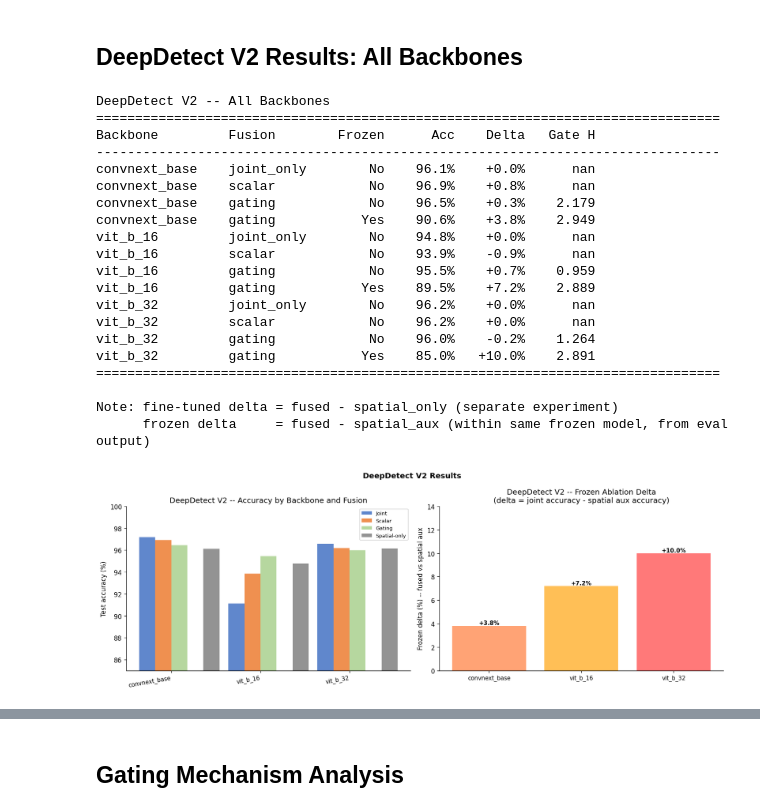
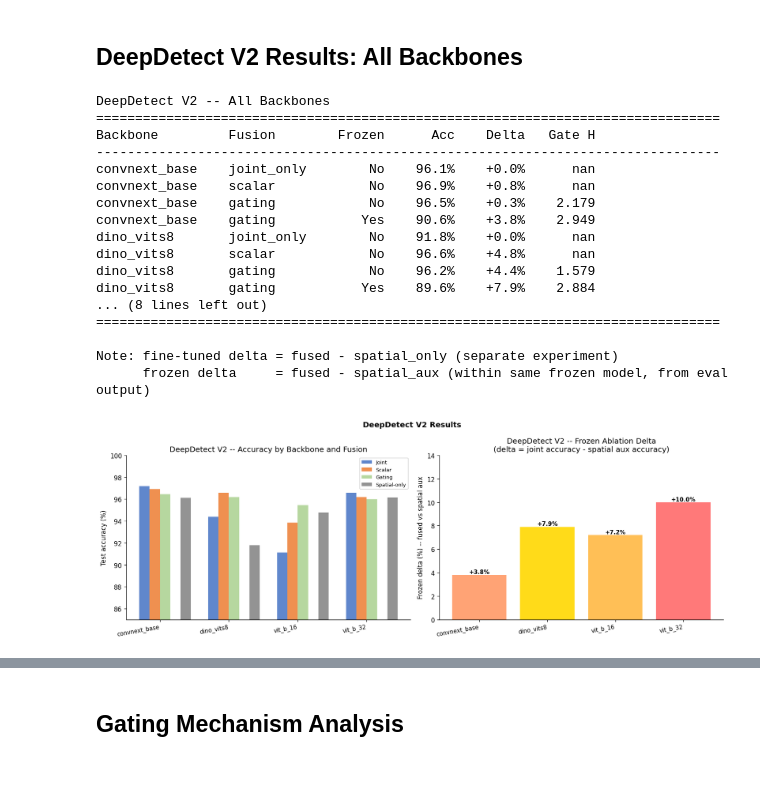
Before and after one commit to kabatyy/asfr, a Jupyter notebook: asfr_project_report.ipynb, the cells around one changed output, grey strips where cells are left out. Cells and saved outputs as stored; diff of their text form; code cells hidden in the pictures; blank space fills up the shorter version.

```diff
--- a/asfr_project_report.ipynb
+++ b/asfr_project_report.ipynb
@@ -134,8 +113,7 @@ plt.rcParams['font.family'] = 'sans-serif'
 plt.rcParams['axes.spines.top'] = False
 plt.rcParams['axes.spines.right'] = False
 
-# ── Load results ──────────────────────────────────────────────────────────────
-df = pd.read_csv("./results/results.csv")
+df = pd.read_csv("./experiments/results/results.csv")
 df['frozen'] = df['frozen'].astype(bool)
 df['accuracy_pct'] = df['accuracy'] * 100
 df['f1_pct'] = df['f1'] * 100
@@ -409,17 +388,18 @@ skin regions. This motivated the frequency branch investigation and the V2 pipel
 # %% [markdown]
 ## DeepDetect V2 Results: All Backbones
 # %%
-# DeepDetect V2 results for all three backbones
+# DeepDetect V2 results for all backbones
 # Fine-tuned delta: fused vs spatial_only (CSV)
 # Frozen delta: from evaluation output (fused - spatial_aux within same frozen model)
 
 frozen_deltas_dd_v2 = {
     'convnext_base': 3.8,
+    'dino_vits8':    7.9,
     'vit_b_16':      7.2,
     'vit_b_32':      10.0,
 }
 
-v2_backbones = ['convnext_base', 'vit_b_16', 'vit_b_32']
+v2_backbones = ['convnext_base', 'dino_vits8', 'vit_b_16', 'vit_b_32']
 v2_rows = []
 
 for bb in v2_backbones:
@@ -484,14 +464,11 @@ convnext_base    joint_only        No    96.1%    +0.0%      nan
 convnext_base    scalar            No    96.9%    +0.8%      nan
 convnext_base    gating            No    96.5%    +0.3%    2.179
 convnext_base    gating           Yes    90.6%    +3.8%    2.949
-vit_b_16         joint_only        No    94.8%    +0.0%      nan
-vit_b_16         scalar            No    93.9%    -0.9%      nan
-vit_b_16         gating            No    95.5%    +0.7%    0.959
-vit_b_16         gating           Yes    89.5%    +7.2%    2.889
-vit_b_32         joint_only        No    96.2%    +0.0%      nan
-vit_b_32         scalar            No    96.2%    +0.0%      nan
-vit_b_32         gating            No    96.0%    -0.2%    1.264
-vit_b_32         gating           Yes    85.0%   +10.0%    2.891
+dino_vits8       joint_only        No    91.8%    +0.0%      nan
+dino_vits8       scalar            No    96.6%    +4.8%      nan
+dino_vits8       gating            No    96.2%    +4.4%    1.579
+dino_vits8       gating           Yes    89.6%    +7.9%    2.884
+... (8 lines left out)
 ================================================================================
 
 Note: fine-tuned delta = fused - spatial_only (separate experiment)
@@ -500,7 +477,7 @@ Note: fine-tuned delta = fused - spatial_only (separate experiment)
 # Figure: V2 frozen delta comparison across backbones
 fig, axes = plt.subplots(1, 2, figsize=(14, 5))
 
-bb_labels = ['convnext_base', 'vit_b_16', 'vit_b_32']
+bb_labels = ['convnext_base', 'dino_vits8', 'vit_b_16', 'vit_b_32']
 
 # Left: accuracy by backbone and fusion mode (V2)
 spatial_accs = []
@@ -512,7 +489,7 @@ for bb in bb_labels:
 
 ax = axes[0]
 x = np.arange(len(bb_labels))
-w = 0.18
+w = 0.15
 fusions = [('joint_only','#4472C4','Joint'), ('scalar','#ED7D31','Scalar'), ('gating','#A9D18E','Gating')]
 for i, (fusion, color, label) in enumerate(fusions):
     accs = []
@@ -526,36 +503,37 @@ for i, (fusion, color, label) in enumerate(fusions):
 ax.bar(x + 3*w, spatial_accs, w, label='Spatial-only', color='#808080', alpha=0.85)
 ax.set_xticks(x + w/2)
 ax.set_xticklabels(bb_labels, rotation=10, ha='right', fontsize=9)
 ax.set_ylabel('Test accuracy (%)')
 ax.set_title('DeepDetect V2 -- Accuracy by Backbone and Fusion')
 ax.legend(fontsize=8)
 ax.set_ylim(85, 100)
 
 # Right: frozen delta from evaluation output (fused - spatial_aux within same frozen model)
 frozen_deltas_actual = {
     'convnext_base': 3.8,
+    'dino_vits8':    7.9,
     'vit_b_16':      7.2,
     'vit_b_32':      10.0,
 }
 frozen_deltas = [frozen_deltas_actual[bb] for bb in bb_labels]
-colors_d = ['#FF9966', '#FFB844', '#FF6B6B']
+colors_d = ['#FF9966', '#FFD700', '#FFB844', '#FF6B6B']
 
 ax2 = axes[1]
 bars = ax2.bar(range(len(bb_labels)), frozen_deltas, color=colors_d, alpha=0.9)
 ax2.set_xticks(range(len(bb_labels)))
-ax2.set_xticklabels(bb_labels, fontsize=9)
+ax2.set_xticklabels(bb_labels, rotation=10, ha='right', fontsize=9)
 ax2.set_ylabel('Frozen delta (%) -- fused vs spatial aux')
 ax2.set_title('DeepDetect V2 -- Frozen Ablation Delta\n(delta = joint accuracy - spatial aux accuracy)')
 for bar, v in zip(bars, frozen_deltas):
     ax2.text(bar.get_x() + bar.get_width()/2, v + 0.1, f'+{v:.1f}%',
              ha='center', fontsize=9, fontweight='bold')
 ax2.set_ylim(0, 14)
 
 plt.suptitle('DeepDetect V2 Results', fontsize=12, fontweight='bold')
 plt.tight_layout()
 plt.show()
 # %% [output]
-[figure, old version]
+[figure, new version]
 # %% [markdown]
 ### 4.1 Interpretation - DeepDetect V2
 
```
Also changed, not shown: parts of 16 cells of this notebook, 1 other file.
